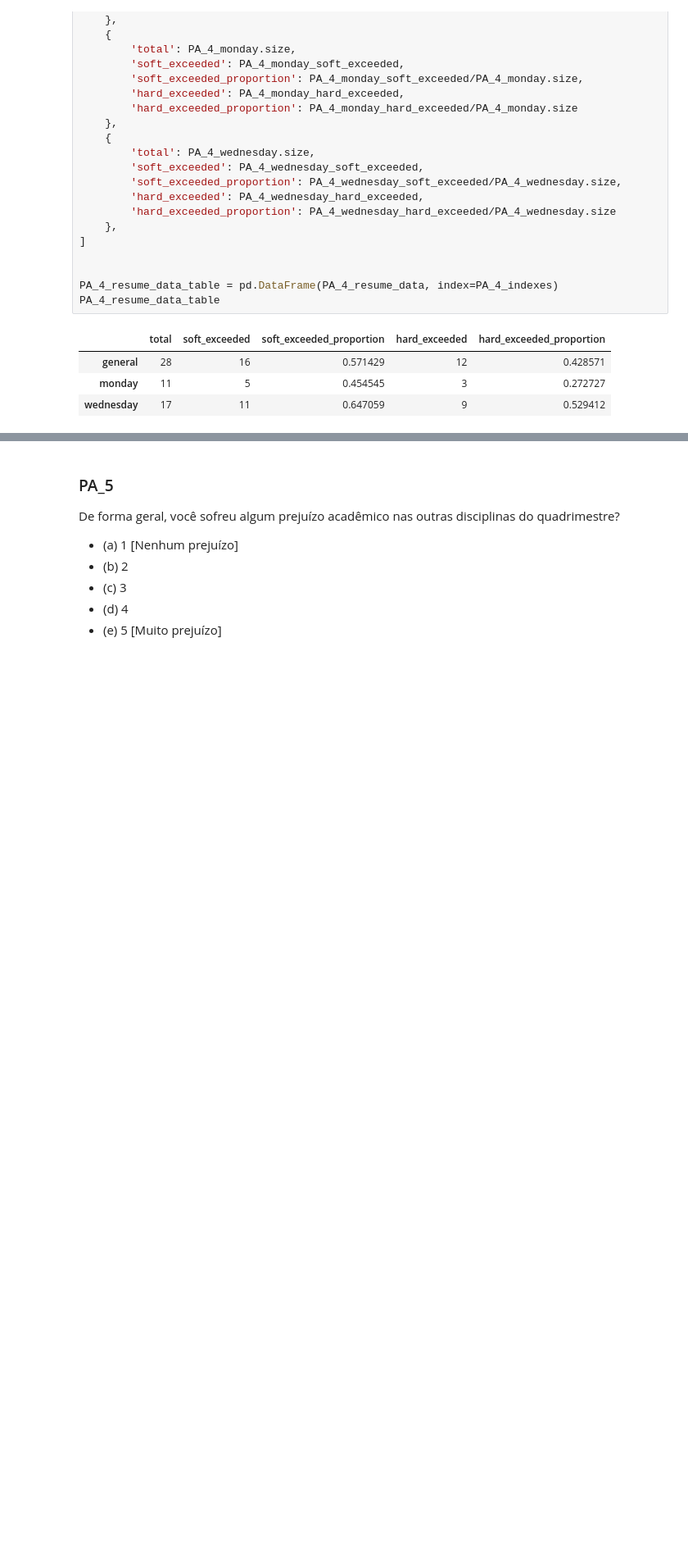
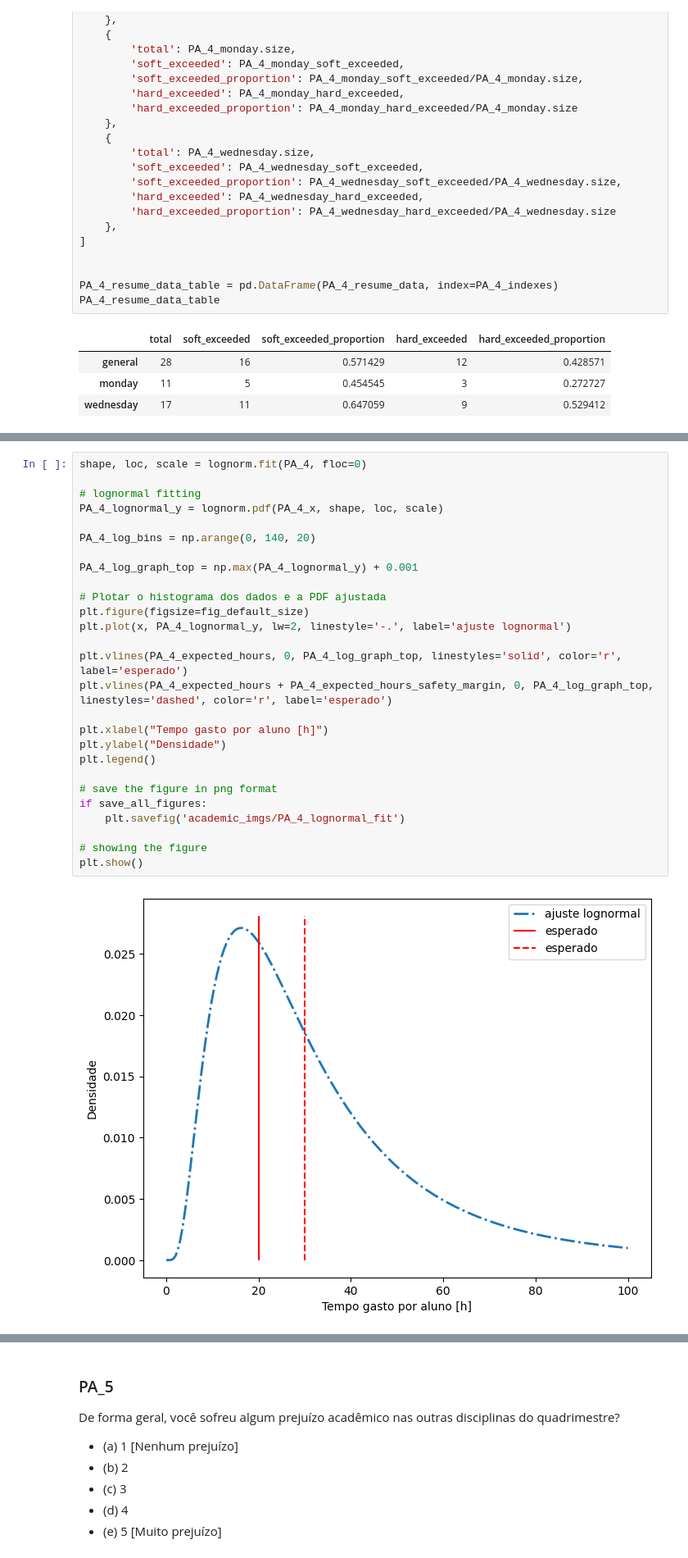
Before and after one commit to henriqueedu2001/pcs3635-health-research-data-analysis, a Jupyter notebook: analisys.ipynb, the cells around one changed output, grey strips where cells are left out. Shown at 82% size. Cells and saved outputs as stored; diff of their text form; blank space fills up the shorter version.

```diff
--- a/analisys.ipynb
+++ b/analisys.ipynb
@@ -973,0 +1040,29 @@ plt.show()
+# %%
+shape, loc, scale = lognorm.fit(PA_4, floc=0)
+
+# lognormal fitting
+PA_4_lognormal_y = lognorm.pdf(PA_4_x, shape, loc, scale)
+
+PA_4_log_bins = np.arange(0, 140, 20)
+
+PA_4_log_graph_top = np.max(PA_4_lognormal_y) + 0.001
+
+# Plotar o histograma dos dados e a PDF ajustada
+plt.figure(figsize=fig_default_size)
+plt.plot(x, PA_4_lognormal_y, lw=2, linestyle='-.', label='ajuste lognormal')
+
+plt.vlines(PA_4_expected_hours, 0, PA_4_log_graph_top, linestyles='solid', color='r', label='esperado')
+plt.vlines(PA_4_expected_hours + PA_4_expected_hours_safety_margin, 0, PA_4_log_graph_top, linestyles='dashed', color='r', label='esperado')
+
+plt.xlabel("Tempo gasto por aluno [h]")
+plt.ylabel("Densidade")
+plt.legend()
+
+# save the figure in png format
+if save_all_figures:
+    plt.savefig('academic_imgs/PA_4_lognormal_fit')
+
+# showing the figure
+plt.show()
+# %% [output]
+[figure, added]
```
Also changed, not shown: parts of 9 cells of this notebook.
